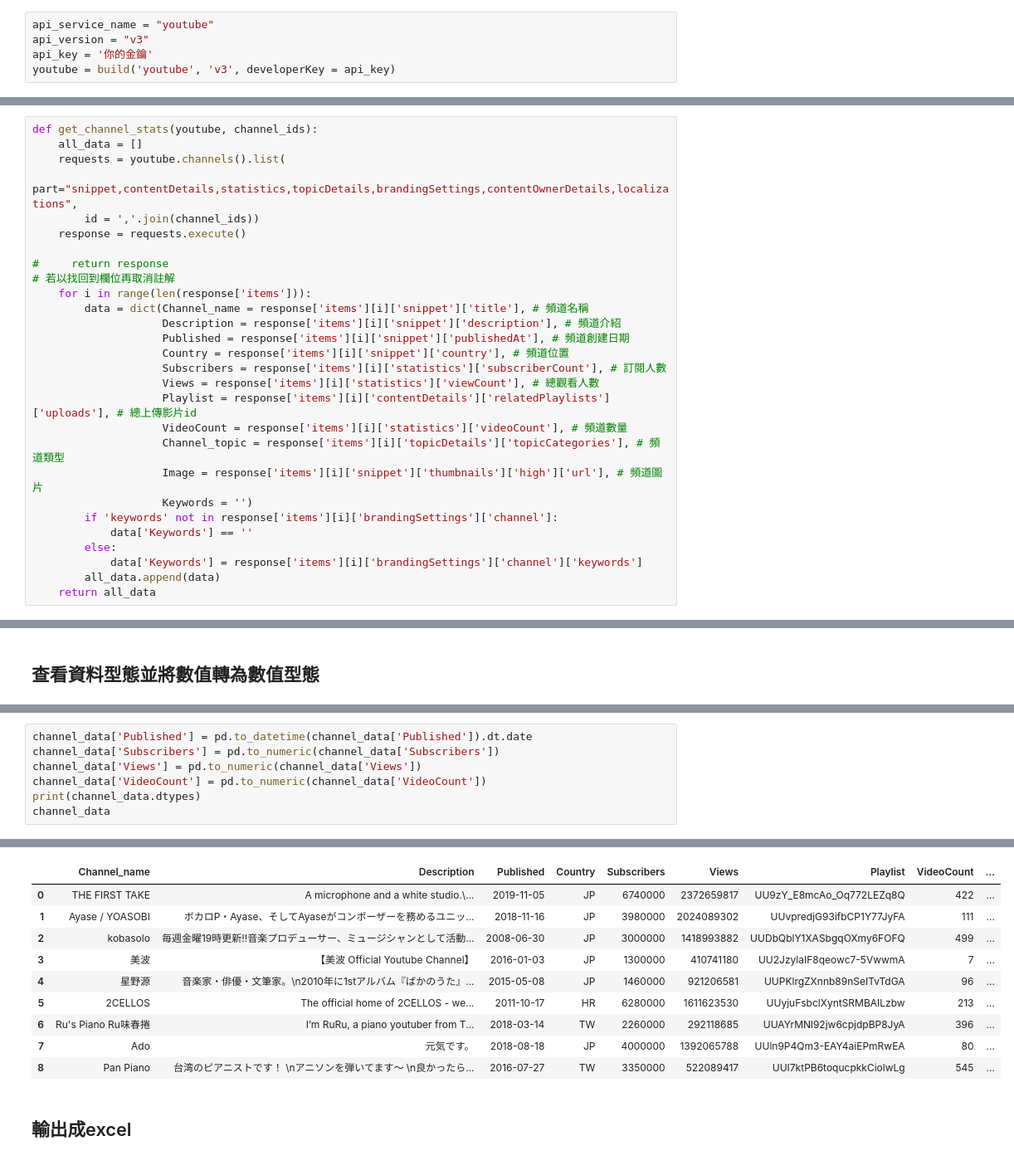
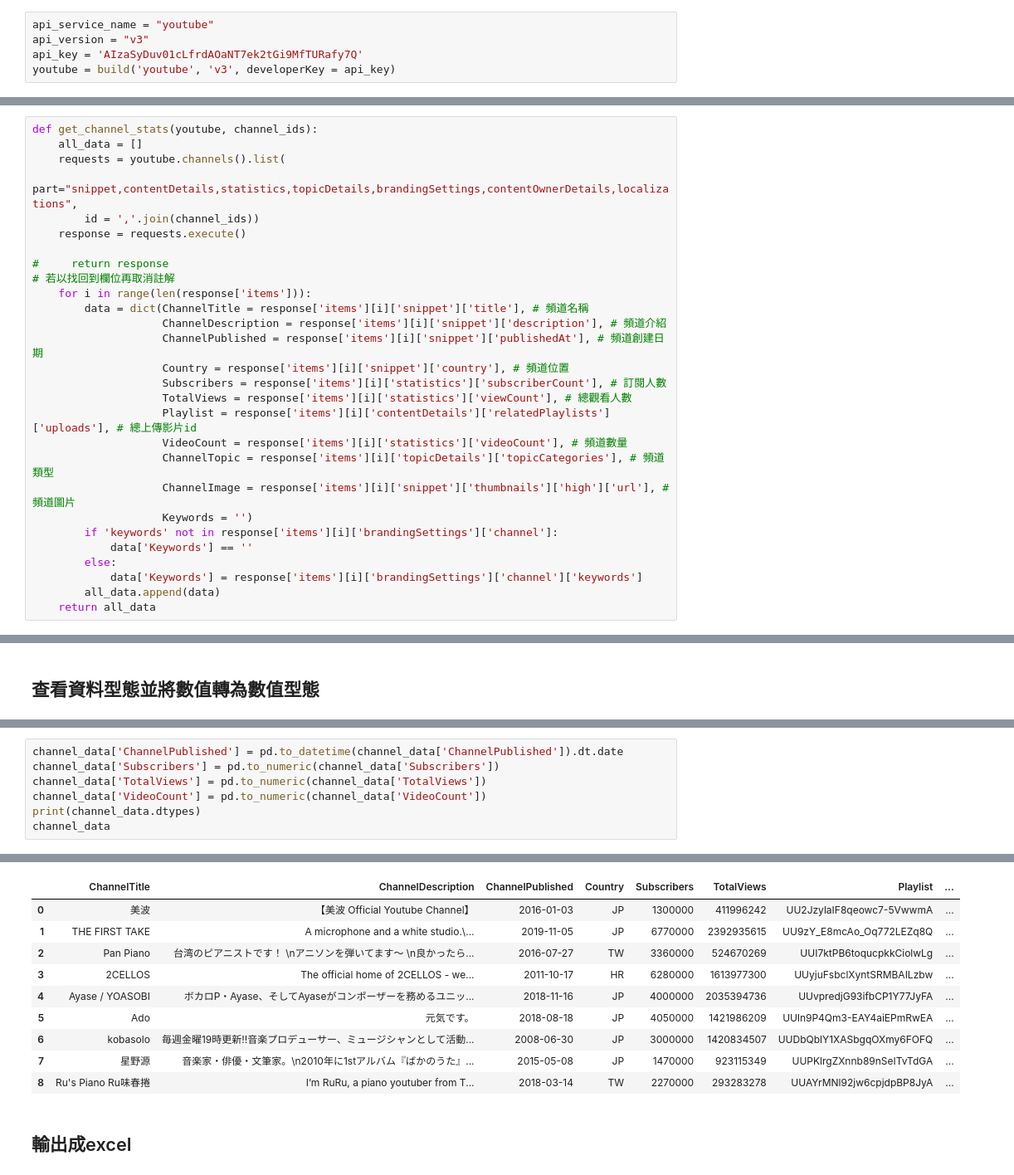
Before and after one commit to Takuyatsai/YouTube-Music-Channel-Analysis, a Jupyter notebook: Music-Channel-Analysis.ipynb, the cells around one changed output, grey strips where cells are left out. Shown: that part at 83% size. Cells and saved outputs as stored; diff of their text form.

```diff
--- a/Music-Channel-Analysis.ipynb
+++ b/Music-Channel-Analysis.ipynb
@@ -34,7 +34,7 @@ import matplotlib.pyplot as plt
 # %%
 api_service_name = "youtube"
 api_version = "v3"
-api_key = '你的金鑰'
+api_key = 'AIzaSyDuv01cLfrdAOaNT7ek2tGi9MfTURafy7Q'
 youtube = build('youtube', 'v3', developerKey = api_key)
 # %% [markdown]
 ## 初步設定好後可以測試，並利用以下JsonFormatter更清楚的查看頻道欄位資訊
@@ -81,16 +81,16 @@ def get_channel_stats(youtube, channel_ids):
 #     return response
 # 若以找回到欄位再取消註解
     for i in range(len(response['items'])):
-        data = dict(Channel_name = response['items'][i]['snippet']['title'], # 頻道名稱
-                    Description = response['items'][i]['snippet']['description'], # 頻道介紹
-                    Published = response['items'][i]['snippet']['publishedAt'], # 頻道創建日期
+        data = dict(ChannelTitle = response['items'][i]['snippet']['title'], # 頻道名稱
+                    ChannelDescription = response['items'][i]['snippet']['description'], # 頻道介紹
+                    ChannelPublished = response['items'][i]['snippet']['publishedAt'], # 頻道創建日期
                     Country = response['items'][i]['snippet']['country'], # 頻道位置
                     Subscribers = response['items'][i]['statistics']['subscriberCount'], # 訂閱人數
-                    Views = response['items'][i]['statistics']['viewCount'], # 總觀看人數
+                    TotalViews = response['items'][i]['statistics']['viewCount'], # 總觀看人數
                     Playlist = response['items'][i]['contentDetails']['relatedPlaylists']['uploads'], # 總上傳影片id
                     VideoCount = response['items'][i]['statistics']['videoCount'], # 頻道數量
-                    Channel_topic = response['items'][i]['topicDetails']['topicCategories'], # 頻道類型
-                    Image = response['items'][i]['snippet']['thumbnails']['high']['url'], # 頻道圖片
+                    ChannelTopic = response['items'][i]['topicDetails']['topicCategories'], # 頻道類型
+                    ChannelImage = response['items'][i]['snippet']['thumbnails']['high']['url'], # 頻道圖片
                     Keywords = '')
         if 'keywords' not in response['items'][i]['brandingSettings']['channel']:
             data['Keywords'] == ''
@@ -160,8 +160,8 @@ Keywords         object
 dtype: object
 # %%
-channel_data['Published'] = pd.to_datetime(channel_data['Published']).dt.date
+channel_data['ChannelPublished'] = pd.to_datetime(channel_data['ChannelPublished']).dt.date
 channel_data['Subscribers'] = pd.to_numeric(channel_data['Subscribers'])
-channel_data['Views'] = pd.to_numeric(channel_data['Views'])
+channel_data['TotalViews'] = pd.to_numeric(channel_data['TotalViews'])
 channel_data['VideoCount'] = pd.to_numeric(channel_data['VideoCount'])
 print(channel_data.dtypes)
 channel_data
@@ -180,14 +180,14 @@ Keywords         object
 dtype: object
-|  | Channel_name | Description | Published | Country | Subscribers | Views | Playlist | VideoCount | ... |
-| 0 | THE FIRST TAKE | A microphone and a white studio.\... | 2019-11-05 | JP | 6740000 | 2372659817 | UU9zY_E8mcAo_Oq772LEZq8Q | 422 | ... |
-| 1 | Ayase / YOASOBI | ボカロP・Ayase、そしてAyaseがコンポーザーを務めるユニッ... | 2018-11-16 | JP | 3980000 | 2024089302 | UUvpredjG93ifbCP1Y77JyFA | 111 | ... |
-| 2 | kobasolo | 毎週金曜19時更新!!音楽プロデューサー、ミュージシャンとして活動... | 2008-06-30 | JP | 3000000 | 1418993882 | UUDbQblY1XASbgqOXmy6FOFQ | 499 | ... |
-| 3 | 美波 | 【美波 Official Youtube Channel】 | 2016-01-03 | JP | 1300000 | 410741180 | UU2JzylaIF8qeowc7-5VwwmA | 7 | ... |
-| 4 | 星野源 | 音楽家・俳優・文筆家。\n2010年に1stアルバム『ばかのうた』... | 2015-05-08 | JP | 1460000 | 921206581 | UUPKlrgZXnnb89nSeITvTdGA | 96 | ... |
-| 5 | 2CELLOS | The official home of 2CELLOS - we... | 2011-10-17 | HR | 6280000 | 1611623530 | UUyjuFsbclXyntSRMBAILzbw | 213 | ... |
-| 6 | Ru's Piano Ru味春捲 | I’m RuRu, a piano youtuber from T... | 2018-03-14 | TW | 2260000 | 292118685 | UUAYrMNl92jw6cpjdpBP8JyA | 396 | ... |
-| 7 | Ado | 元気です。 | 2018-08-18 | JP | 4000000 | 1392065788 | UUln9P4Qm3-EAY4aiEPmRwEA | 80 | ... |
-| 8 | Pan Piano | 台湾のピアニストです！ \nアニソンを弾いてます～ \n良かったら... | 2016-07-27 | TW | 3350000 | 522089417 | UUI7ktPB6toqucpkkCiolwLg | 545 | ... |
+|  | ChannelTitle | ChannelDescription | ChannelPublished | Country | Subscribers | TotalViews | Playlist | ... |
+| 0 | 美波 | 【美波 Official Youtube Channel】 | 2016-01-03 | JP | 1300000 | 411996242 | UU2JzylaIF8qeowc7-5VwwmA | ... |
+| 1 | THE FIRST TAKE | A microphone and a white studio.\... | 2019-11-05 | JP | 6770000 | 2392935615 | UU9zY_E8mcAo_Oq772LEZq8Q | ... |
+| 2 | Pan Piano | 台湾のピアニストです！ \nアニソンを弾いてます～ \n良かったら... | 2016-07-27 | TW | 3360000 | 524670269 | UUI7ktPB6toqucpkkCiolwLg | ... |
+| 3 | 2CELLOS | The official home of 2CELLOS - we... | 2011-10-17 | HR | 6280000 | 1613977300 | UUyjuFsbclXyntSRMBAILzbw | ... |
+| 4 | Ayase / YOASOBI | ボカロP・Ayase、そしてAyaseがコンポーザーを務めるユニッ... | 2018-11-16 | JP | 4000000 | 2035394736 | UUvpredjG93ifbCP1Y77JyFA | ... |
+| 5 | Ado | 元気です。 | 2018-08-18 | JP | 4050000 | 1421986209 | UUln9P4Qm3-EAY4aiEPmRwEA | ... |
+| 6 | kobasolo | 毎週金曜19時更新!!音楽プロデューサー、ミュージシャンとして活動... | 2008-06-30 | JP | 3000000 | 1420834507 | UUDbQblY1XASbgqOXmy6FOFQ | ... |
+| 7 | 星野源 | 音楽家・俳優・文筆家。\n2010年に1stアルバム『ばかのうた』... | 2015-05-08 | JP | 1470000 | 923115349 | UUPKlrgZXnnb89nSeITvTdGA | ... |
+| 8 | Ru's Piano Ru味春捲 | I’m RuRu, a piano youtuber from T... | 2018-03-14 | TW | 2270000 | 293283278 | UUAYrMNl92jw6cpjdpBP8JyA | ... |
 # %% [markdown]
 ## 輸出成excel
 # %%
```
Also changed, not shown: parts of 9 cells of this notebook, 5 other files.
